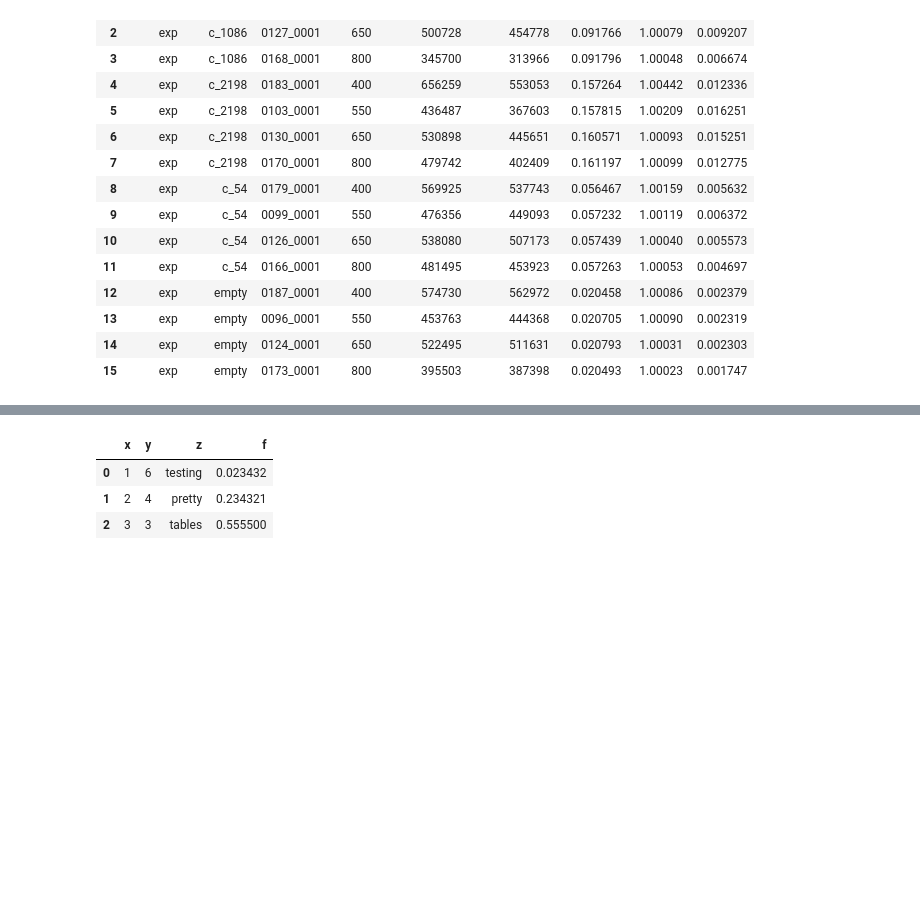
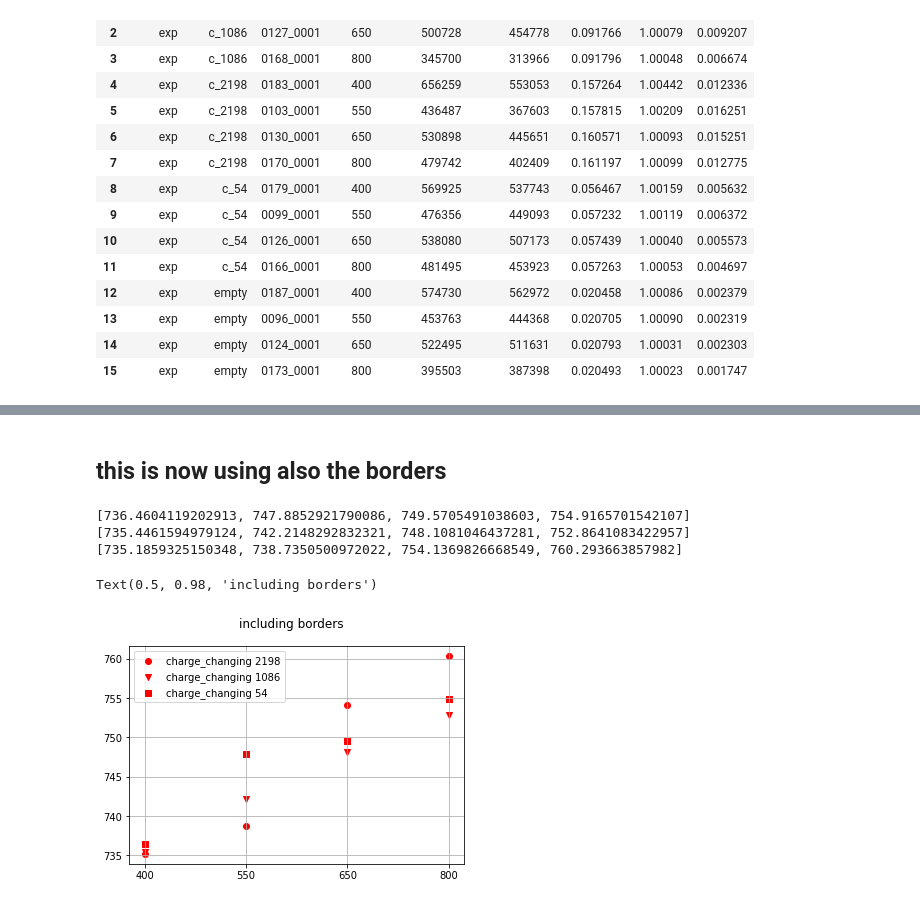
Before and after one commit to jenegger/r3bweek24_gsi, a Jupyter notebook: overview_cross_section.ipynb, the cells around one changed output, grey strips where cells are left out. Saved outputs shown, nothing was run; the diff lists cells and outputs as text; code cells hidden in the pictures; blank space fills up the shorter version.

```diff
--- a/overview_cross_section.ipynb
+++ b/overview_cross_section.ipynb
@@ -130,9 +130,48 @@ ax.grid()
+# %% [markdown]
+## this is now using also the borders
 # %%
-df = pd.DataFrame({"x":[1,2,3], "y":[6,4,3], "z":["testing","pretty","tables"], "f":[0.023432, 0.234321,0.5555]})
+filename ='summary_cc_no_corr.txt'
+dfb = pd.read_csv(filename,sep='\t',names=["datatype","targettype","RunID","energy","incoming ions","survived_ions"])
+dfb["d_survived"] = 1-dfb["survived_ions"]/dfb["incoming ions"]
 
-df
+
+cc_2198_val = []
+cc_1086_val = []
+cc_54_val = []
+cc_geo_corr_2198_val = []
+cc_geo_corr_1086_val = []
+cc_geo_corr_54_val = []
+tot_cs_2198_val = []
+tot_cs_1086_val = []
+tot_cs_54_val = []
+energy_vals = ["400","550","650","800"]
+for ene in energy_vals:
+    dz_2198 = (1-float(dfb.loc[(dfb["targettype"] == "c_2198") & (dfb["energy"] == float(ene))]['d_survived']))/(1-float(dfb.loc[(dfb["targettype"] == "empty") & (dfb["energy"] == float(ene))]['d_survived']))
+    dz_1086 = (1-float(dfb.loc[(dfb["targettype"] == "c_1086") & (dfb["energy"] == float(ene))]['d_survived']))/(1-float(dfb.loc[(dfb["targettype"] == "empty") & (dfb["energy"] == float(ene))]['d_survived']))
+    dz_54 = (1-float(dfb.loc[(dfb["targettype"] == "c_54") & (dfb["energy"] == float(ene))]['d_survived']))/(1-float(dfb.loc[(dfb["targettype"] == "empty") & (dfb["energy"] == float(ene))]['d_survived']))
+    cc_2198 = factor_2198*(-math.log(dz_2198))
+    cc_1086 = factor_1086*(-math.log(dz_1086))
+    cc_54 = factor_54*(-math.log(dz_54))
+
+    cc_2198_val.append(cc_2198)
+    cc_1086_val.append(cc_1086)
+    cc_54_val.append(cc_54)
+
+print(cc_54_val)
+print(cc_1086_val)
+print(cc_2198_val)
 # %% [output]
-|  | x | y | z | f |
-| 0 | 1 | 6 | testing | 0.023432 |
-| 1 | 2 | 4 | pretty | 0.234321 |
-| 2 | 3 | 3 | tables | 0.555500 |
+[736.4604119202913, 747.8852921790086, 749.5705491038603, 754.9165701542107]
+[735.4461594979124, 742.2148292832321, 748.1081046437281, 752.8641083422957]
+[735.1859325150348, 738.7350500972022, 754.1369826668549, 760.293663857982]
+# %%
+fig, ax = plt.subplots()
+ax.scatter(energy_vals,cc_2198_val,label="charge_changing 2198",color='red',marker="o")
+ax.scatter(energy_vals,cc_1086_val,label="charge_changing 1086",color ='red',marker="v")
+ax.scatter(energy_vals,cc_54_val,label="charge_changing 54",color='red',marker="s")
+ax.legend()
+ax.grid()
+fig.suptitle("including borders")
+# %% [output]
+Text(0.5, 0.98, 'including borders')
+[figure, added]
```
Also changed, not shown: parts of 8 cells of this notebook, 6 other files.
